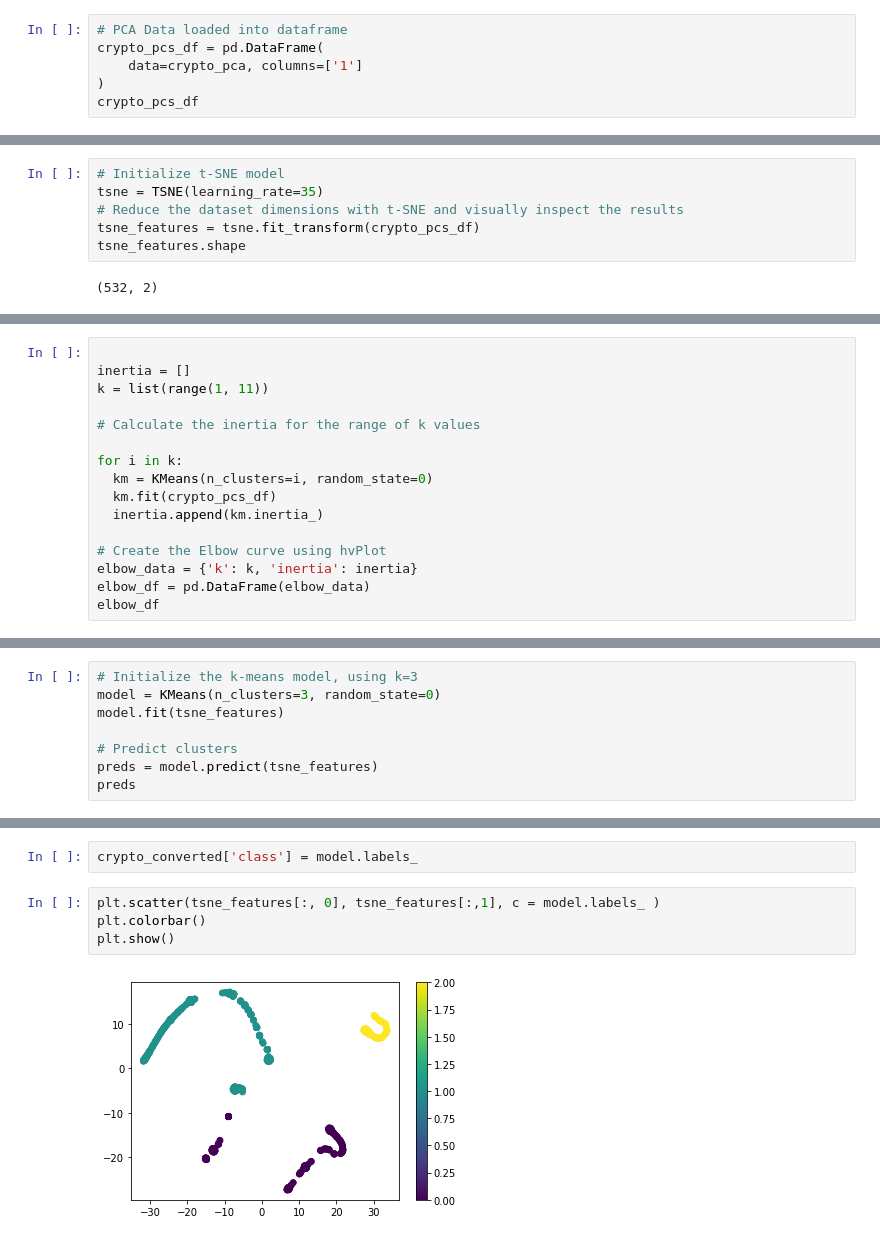
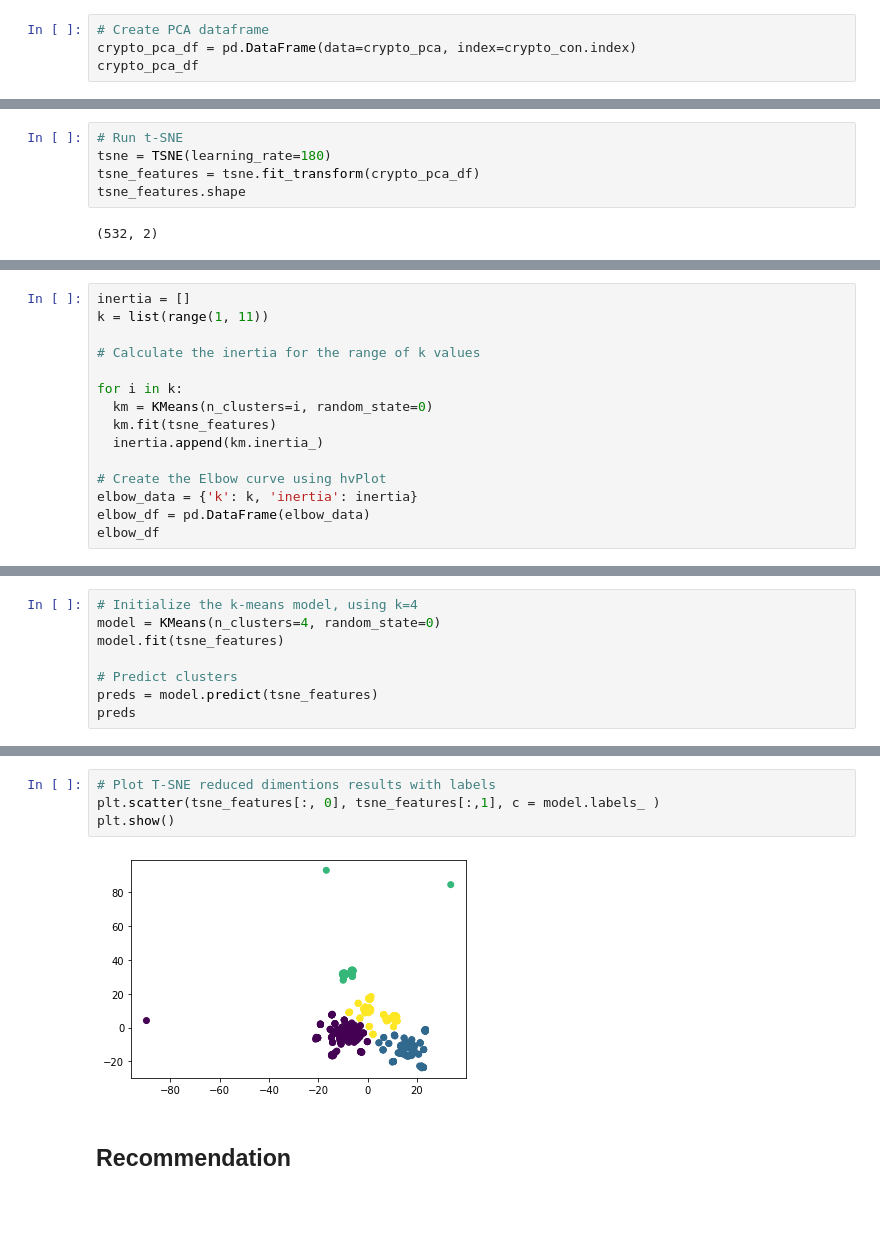
Before and after one commit to KeSavanh/unsupervised_ML_challenge, a Jupyter notebook: crypto_ml.ipynb, the cells around one changed output, grey strips where cells are left out. Drawn from its saved outputs; the diff is of its cells as text; blank space fills up the shorter version.

```diff
--- a/crypto_ml.ipynb
+++ b/crypto_ml.ipynb
@@ -191,7 +135,5 @@ array([0.96174048])
 # %%
-# PCA Data loaded into dataframe
-crypto_pcs_df = pd.DataFrame(
-    data=crypto_pca, columns=['1']
-)
-crypto_pcs_df
+# Create PCA dataframe
+crypto_pca_df = pd.DataFrame(data=crypto_pca, index=crypto_con.index)
+crypto_pca_df
 # %% [output]
@@ -211,8 +153,7 @@ crypto_pcs_df
 # %%
-# Initialize t-SNE model
-tsne = TSNE(learning_rate=35)
-# Reduce the dataset dimensions with t-SNE and visually inspect the results
-tsne_features = tsne.fit_transform(crypto_pcs_df)
+# Run t-SNE
+tsne = TSNE(learning_rate=180)
+tsne_features = tsne.fit_transform(crypto_pca_df)
 tsne_features.shape
 # %% [output]
 (532, 2)
@@ -225,5 +170,4 @@ plt.show()
 # %%
-
 inertia = []
 k = list(range(1, 11))
 
@@ -231,7 +175,7 @@ k = list(range(1, 11))
 
 for i in k:
   km = KMeans(n_clusters=i, random_state=0)
-  km.fit(crypto_pcs_df)
+  km.fit(tsne_features)
   inertia.append(km.inertia_)
 
 # Create the Elbow curve using hvPlot
@@ -263,6 +209,6 @@ plt.show()
 # %%
-# Initialize the k-means model, using k=3
-model = KMeans(n_clusters=3, random_state=0)
+# Initialize the k-means model, using k=4
+model = KMeans(n_clusters=4, random_state=0)
 model.fit(tsne_features)
 
 # Predict clusters
@@ -289,8 +235,8 @@ array([2, 2, 0, 0, 0, 0, 1, 1, 0, 1, 1, 1, 0, 0, 0, 1, 1, 0, 2, 2, 1, 0,
-# %%
-crypto_converted['class'] = model.labels_
 # %%
+# Plot T-SNE reduced dimentions results with labels
 plt.scatter(tsne_features[:, 0], tsne_features[:,1], c = model.labels_ )
-plt.colorbar()
 plt.show()
 # %% [output]
-[figure, old version]
+[figure, new version]
+# %% [markdown]
+## Recommendation
```
Also changed, not shown: parts of 26 cells of this notebook, 1 other file.
